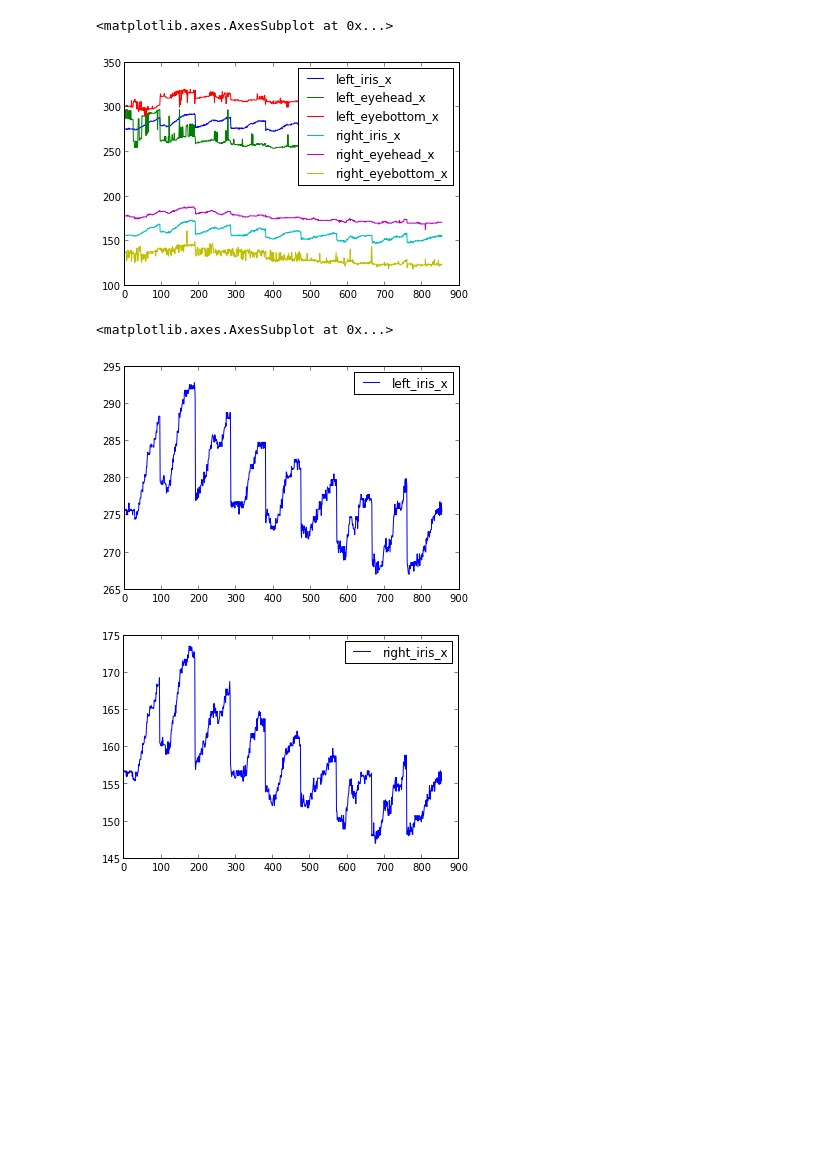
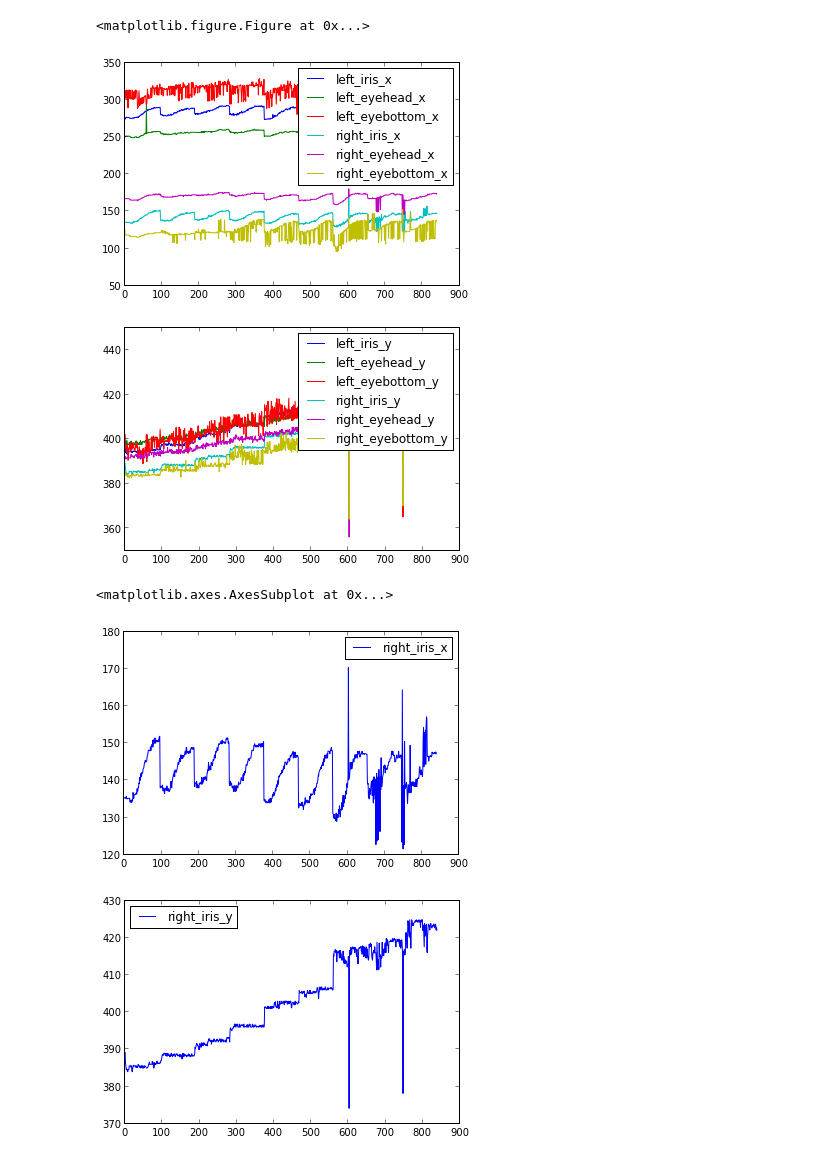
Before and after one commit to Mrk1869/EyeTracker_Regression, a Jupyter notebook: script.ipynb, the cells around one changed output. Drawn from its saved outputs; the diff is of its cells as text; code cells hidden in the pictures; blank space fills up the shorter version.

```diff
--- a/script.ipynb
+++ b/script.ipynb
@@ -2,25 +2,29 @@
 from pandas import read_csv
 import matplotlib.image as mpimage
 # %%
-data_directory_path = './2013-07-02_13:39:29_LineHori_Ishimaru/'
+data_directory_path = '2013-07-02_12:58:03_LineHori_Kawaichi/'
 time_data = read_csv(data_directory_path+'timestamp.csv', names=['time','x','y'], skiprows=1)
 coordinate_data = read_csv(data_directory_path+'coordinate.csv', names=['time','left_iris_x','left_iris_y','left_eyehead_x','left_eyehead_y','left_eyebottom_x','left_eyebottom_y','right_iris_x','right_iris_y','right_eyehead_x','right_eyehead_y','right_eyebottom_x','right_eyebottom_y'], skiprows=1)
 
 ## show image
 #time = str('%.5f' %time_data['time'][0])
 #picture_path = data_directory_path + time + '.jpg'
 #image = mpimage.imread(picture_path)
 #plt.imshow(image)
 
 coordinate_data[['left_iris_x','left_eyehead_x','left_eyebottom_x','right_iris_x','right_eyehead_x','right_eyebottom_x']].plot()
+figure()
+coordinate_data[['left_iris_y','left_eyehead_y','left_eyebottom_y','right_iris_y','right_eyehead_y','right_eyebottom_y']].plot()
+figure()
 # %% [output]
-<matplotlib.axes.AxesSubplot at 0x...>
+<matplotlib.figure.Figure at 0x...>
-[figure, old version]
+[figure, new version]
+[figure, added]
 # %%
-coordinate_data[['left_iris_x']].plot()
+coordinate_data[['right_iris_x']].plot()
 figure()
-coordinate_data[['right_iris_x']].plot()
+coordinate_data[['right_iris_y']].plot()
 # %% [output]
 <matplotlib.axes.AxesSubplot at 0x...>
-[figure, old version]
+[figure, new version]
-[figure, old version]
+[figure, new version]
```
Also changed, not shown: parts of 3 cells of this notebook.
